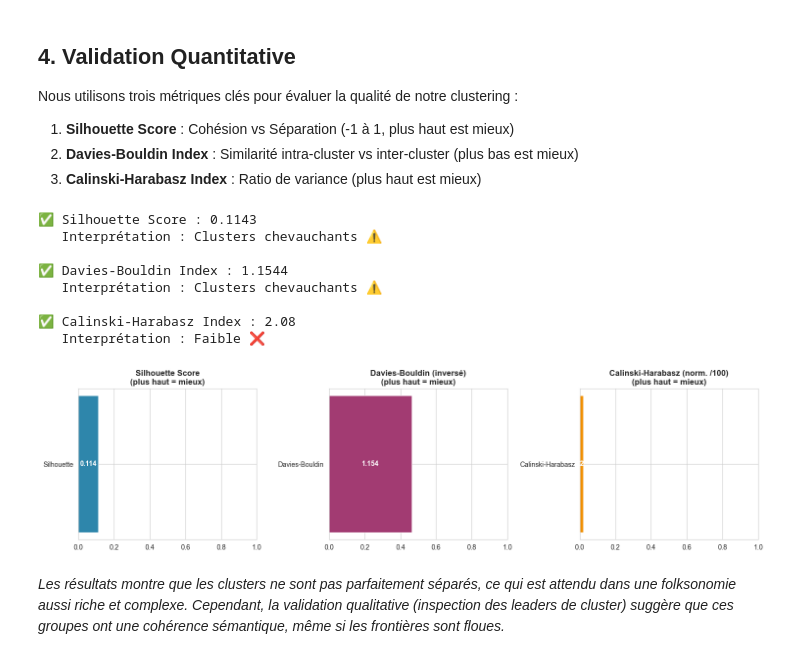
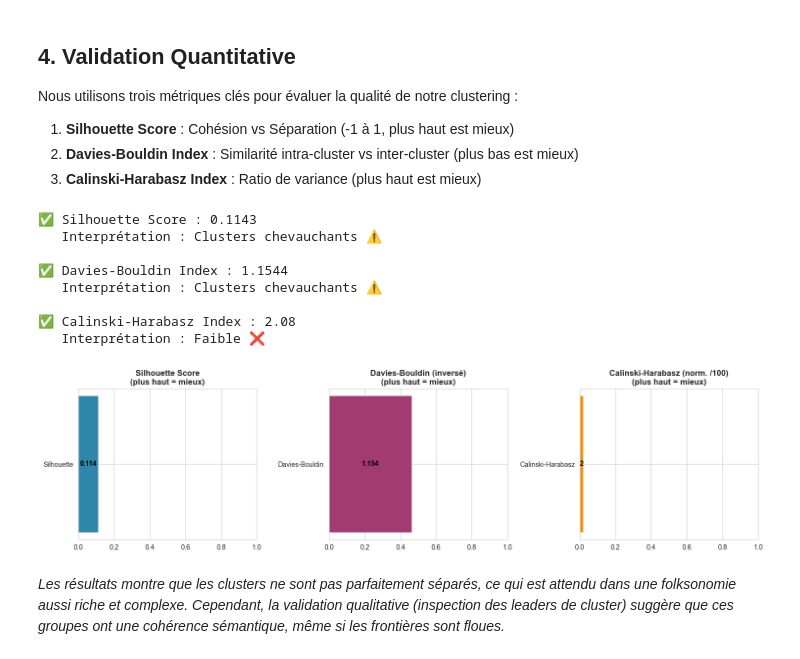
Before and after one commit to MissawB/Game-Mechanics-Classification-Steam, a Jupyter notebook: analysis/4_Folksonomic_Clustering_Analysis.ipynb, the cells around one changed output. Saved outputs shown, nothing was run; the diff lists cells and outputs as text; code cells hidden in the pictures.

```diff
--- a/analysis/4_Folksonomic_Clustering_Analysis.ipynb
+++ b/analysis/4_Folksonomic_Clustering_Analysis.ipynb
@@ -35,6 +35,22 @@ import numpy as np
 import networkx as nx
 import community as community_louvain
 import matplotlib.pyplot as plt
+import os
+plt.rcParams.update({
+    'figure.facecolor': 'white',
+    'axes.facecolor': 'white',
+    'savefig.facecolor': 'white',
+    'axes.edgecolor': 'black',
+    'axes.labelcolor': 'black',
+    'xtick.color': 'black',
+    'ytick.color': 'black',
+    'text.color': 'black',
+    'figure.autolayout': True
+})
+def save_plot(name):
+    if not os.path.exists('figures'): os.makedirs('figures')
+    plt.gcf().canvas.draw()
+    plt.savefig(f'figures/4_{name}.png', bbox_inches='tight', facecolor='white', dpi=300)
 import seaborn as sns
 from sklearn.metrics.pairwise import cosine_similarity, pairwise_distances
 from sklearn.manifold import TSNE
@@ -220,38 +237,39 @@ print(f"   Interprétation : {'Clusters distincts ✅' if davies_bouldin < 1 els
 print(f"\n✅ Calinski-Harabasz Index : {calinski_harabasz:.2f}")
 print(f"   Interprétation : {'Excellent ✅' if calinski_harabasz > 100 else 'Bon ⚠️' if calinski_harabasz > 50 else 'Faible ❌'}")
 
 # Visualisation des métriques
-fig, axes = plt.subplots(1, 3, figsize=(15, 4))
+fig, axes = plt.subplots(1, 3, figsize=(15, 4), facecolor='white')
 
 axes[0].barh(['Silhouette'], [max(0, min(1, silhouette))], color='#2E86AB')
 axes[0].set_xlim([0, 1])
 axes[0].set_title('Silhouette Score\n(plus haut = mieux)', fontweight='bold')
-axes[0].text(max(0, min(1, silhouette))/2, 0, f'{silhouette:.3f}', va='center', ha='center', color='white', fontweight='bold')
+axes[0].text(max(0, min(1, silhouette))/2, 0, f'{silhouette:.3f}', va='center', ha='center', color='black', fontweight='bold')
 
 db_normalized = 1 / (1 + davies_bouldin)
 axes[1].barh(['Davies-Bouldin'], [db_normalized], color='#A23B72')
 axes[1].set_xlim([0, 1])
 axes[1].set_title('Davies-Bouldin (inversé)\n(plus haut = mieux)', fontweight='bold')
-axes[1].text(db_normalized/2, 0, f'{davies_bouldin:.3f}', va='center', ha='center', color='white', fontweight='bold')
+axes[1].text(db_normalized/2, 0, f'{davies_bouldin:.3f}', va='center', ha='center', color='black', fontweight='bold')
 
 ch_normalized = min(1, calinski_harabasz / 100)
 axes[2].barh(['Calinski-Harabasz'], [ch_normalized], color='#F18F01')
 axes[2].set_xlim([0, 1])
 axes[2].set_title('Calinski-Harabasz (norm. /100)\n(plus haut = mieux)', fontweight='bold')
-axes[2].text(ch_normalized/2, 0, f'{calinski_harabasz:.0f}', va='center', ha='center', color='white', fontweight='bold')
+axes[2].text(ch_normalized/2, 0, f'{calinski_harabasz:.0f}', va='center', ha='center', color='black', fontweight='bold')
 
 plt.tight_layout()
+save_plot('plot')
 plt.show()
 # %% [output]
 ✅ Silhouette Score : 0.1143
    Interprétation : Clusters chevauchants ⚠️
 
 ✅ Davies-Bouldin Index : 1.1544
    Interprétation : Clusters chevauchants ⚠️
 
 ✅ Calinski-Harabasz Index : 2.08
    Interprétation : Faible ❌
-[figure, old version]
+[figure, new version]
 # %% [markdown]
 _Les résultats montre que les clusters ne sont pas parfaitement séparés, ce qui est attendu dans une folksonomie aussi riche et complexe. Cependant, la validation qualitative (inspection des leaders de cluster) suggère que ces groupes ont une cohérence sémantique, même si les frontières sont floues._
 # %% [markdown]
```
Also changed, not shown: parts of 7 cells of this notebook, 7 other files.
